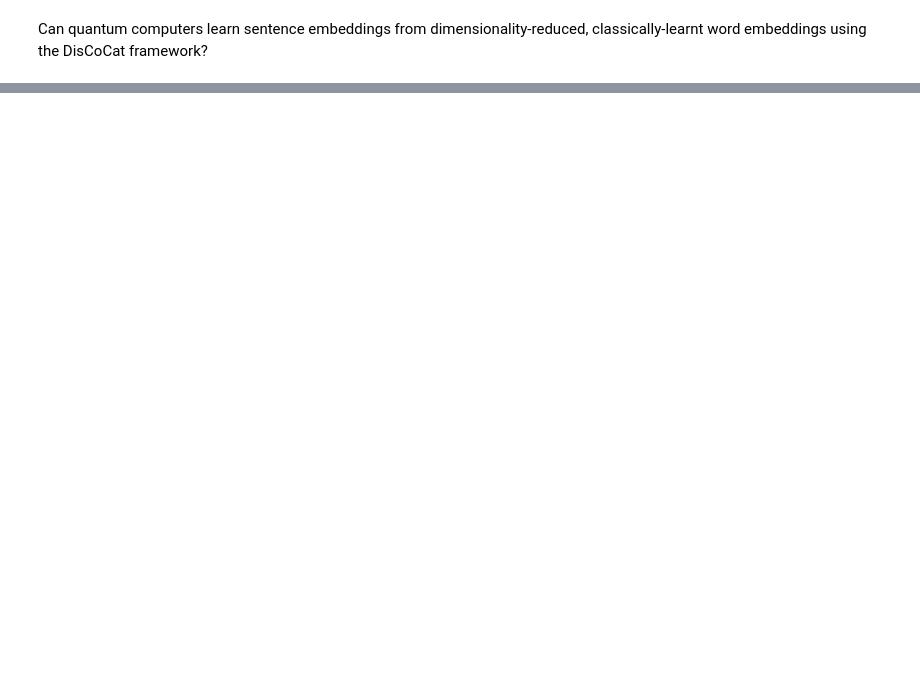
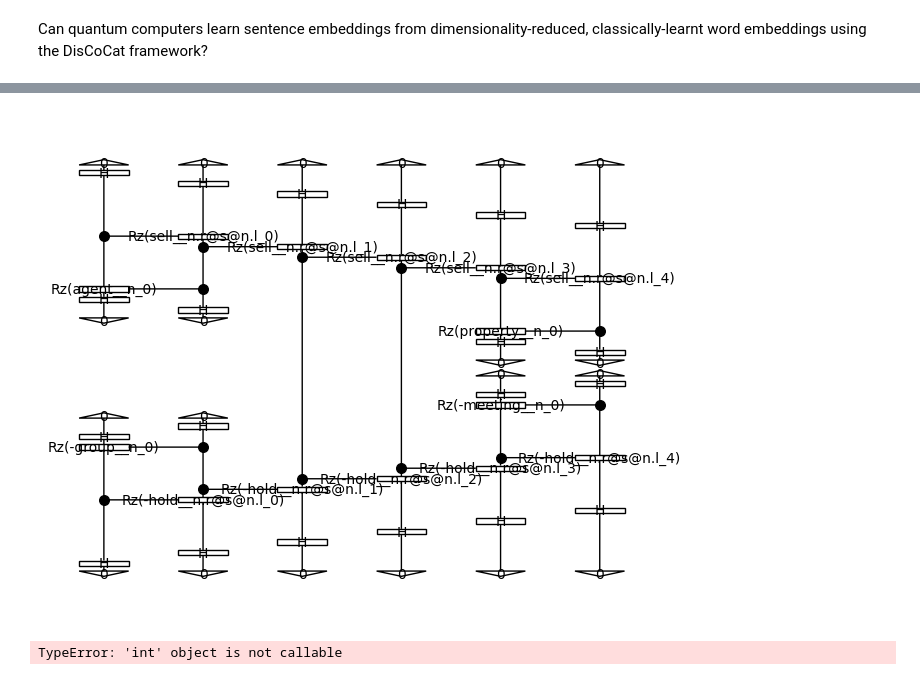
Before and after one commit to henry-dev-atkins/QNLP_MasterWork, a Jupyter notebook: IanMeeting.ipynb, the cells around one changed output, grey strips where cells are left out. Cells and saved outputs as stored; diff of their text form; code cells hidden in the pictures; blank space fills up the shorter version.

Commit message:
Tailored datasets

```diff
--- a/IanMeeting.ipynb
+++ b/IanMeeting.ipynb
@@ -454,0 +552,68 @@ plt.plot(epoch_count, trainer.train_epoch_costs)
+# %%
+make_circuit_from_data(grouped_data, 1)[1].draw(figsize=(6,5))
+# %% [output]
+[figure, added]
+# %%
+# CHATGOT:
+
+labels = grouped_data['score']
+sentences1 = [grouped_data['subject'+str(1)], grouped_data['verb'+str(1)], grouped_data['object'+str(1)]]
+sentences2 = [grouped_data['subject'+str(1)], grouped_data['verb'+str(1)], grouped_data['object'+str(1)]]
+
+diagrams = [make_circuit_from_data(i)[1] for i in range(len(grouped_data))]
+
+number_of_data = len(diagrams)
+train_data = diagrams[: int(0.7*number_of_data)]
+train_labels = labels[: int(0.7*number_of_data)]
+val_data = diagrams[int(0.7*number_of_data):]
+val_labels = labels[int(0.7*number_of_data):]
+
+train_dataset = Dataset(train_data, train_labels, batch_size=BATCH_SIZE)
+val_dataset = Dataset(val_data, val_labels, batch_size=BATCH_SIZE)
+
+model = PennyLaneModel.from_diagrams(diagrams, normalize=False)
+model.initialise_weights()
+
+def custom_cosine(y_hat, y):
+    a_y_hat = y_hat.reshape(-1,1)
+    a_y = y.reshape(-1,1)
+    return torch.nn.functional.cosine_similarity(a_y_hat, a_y)
+
+loss_function = torch.nn.functional.mse_loss
+learning_rate = 1.0
+evaluate_functions = {'mse': torch.nn.functional.mse_loss, 'l1_loss': torch.nn.functional.l1_loss, 'poisson_nll': torch.nn.functional.poisson_nll_loss}
+optimizer = torch.optim.SGD(model.parameters(), lr=learning_rate)
+
+for epoch in range(EPOCHS):
+    # Training loop
+    model.train()
+    total_loss = 0
+    for data, labels in train_dataset:
+        optimizer.zero_grad()
+        output = model(data)
+        loss = loss_function(output, labels)
+        loss.backward()
+        optimizer.step()
+        total_loss += loss.item()
+    average_train_loss = total_loss / len(train_dataset)
+
+    # Validation loop
+    model.eval()
+    total_val_loss = 0
+    for data, labels in val_dataset:
+        with torch.no_grad():
+            output = model(data)
+            val_loss = loss_function(output, labels)
+            total_val_loss += val_loss.item()
+    average_val_loss = total_val_loss / len(val_dataset)
+
+    # Print epoch statistics
+    print(f"Epoch {epoch + 1}/{EPOCHS}: Train Loss = {average_train_loss}, Val Loss = {average_val_loss}")
+
+    # Additional evaluation functions
+    for eval_name, eval_func in evaluate_functions.items():
+        train_eval = eval_func(model(train_dataset.data), train_dataset.labels)
+        val_eval = eval_func(model(val_dataset.data), val_dataset.labels)
+        print(f"Epoch {epoch + 1}/{EPOCHS}: Train {eval_name} = {train_eval}, Val {eval_name} = {val_eval}")
+# %% [output]
+TypeError: 'int' object is not callable
```
Also changed, not shown: parts of 18 cells of this notebook, 19 other files.
